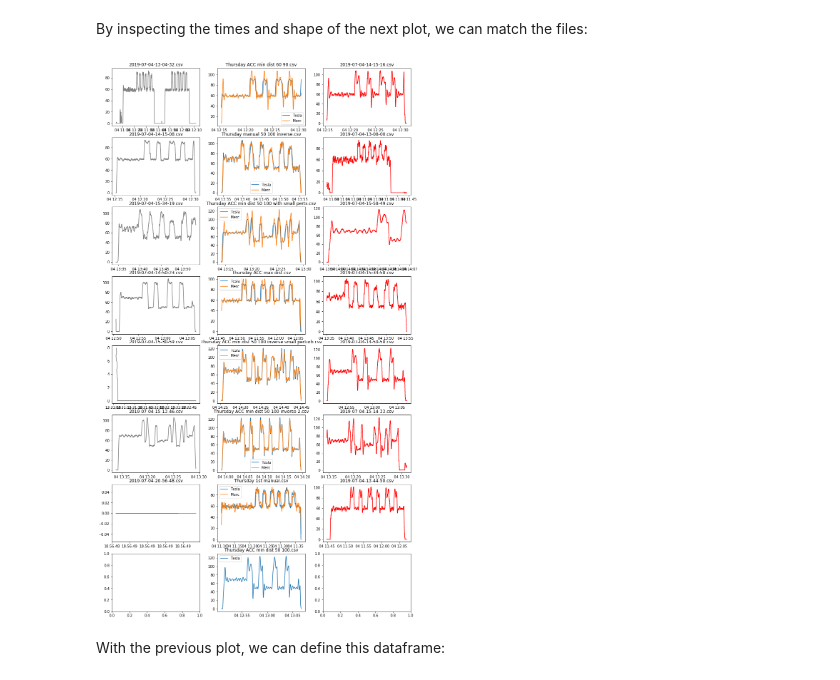
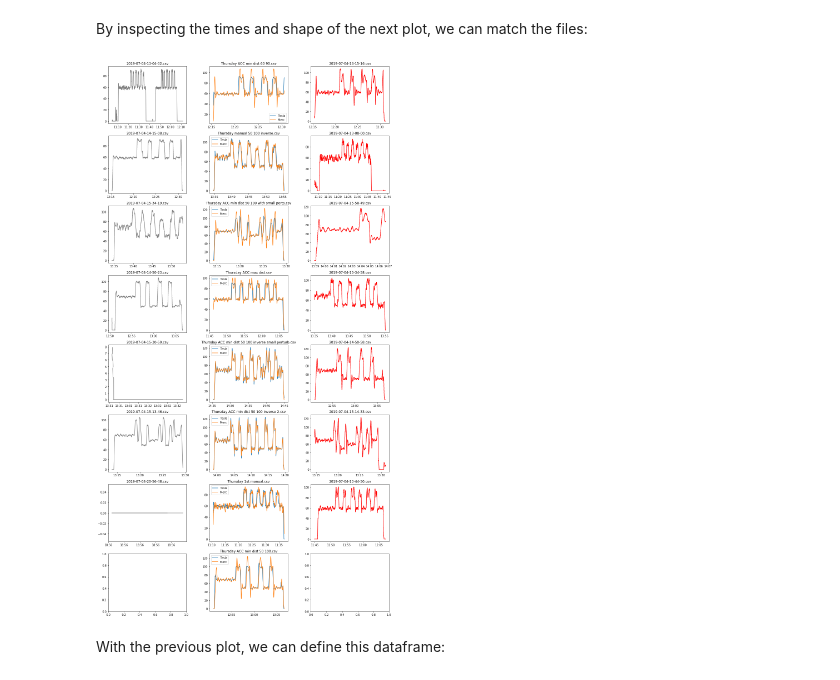
Before and after one commit to iipr/deep-auto-pi, a Jupyter notebook: notebooks/data-synchronization.ipynb, the cells around one changed output. Saved outputs shown, nothing was run; the diff lists cells and outputs as text; code cells hidden in the pictures.

```diff
--- a/notebooks/data-synchronization.ipynb
+++ b/notebooks/data-synchronization.ipynb
@@ -115,7 +116,7 @@ files = os.listdir(path)
 csv_files = [file for file in files if file[-4:].lower() == '.csv']
 for file in csv_files:
     tmp = pd.read_csv(path + file)
-    display(tmp.head())
+    display(tmp.head(2))
     print(file, '-> shape =', tmp.shape, '\nFrom', tmp.utc_timestamp.min(), 'to', tmp.utc_timestamp.max())
     print('Length is {}'.format(time.strftime('%H:%M:%S', time.gmtime(tmp.utc_timestamp.nunique()))))
     print('------------------------------------------------------------')
@@ -330,7 +296,7 @@ files = os.listdir(path)
 csv_files = [file for file in files if file[-4:].lower() == '.csv']
 for file in csv_files:
     tmp = pd.read_csv(path + file)
-    display(tmp.head())
+    display(tmp.head(2))
     print(file, '-> shape =', tmp.shape, '\nFrom', tmp.utc_timestamp.min(), 'to', tmp.utc_timestamp.max())
     print('Length is {}'.format(time.strftime('%H:%M:%S', time.gmtime(tmp.utc_timestamp.nunique()))))
     print('------------------------------------------------------------')
@@ -583,34 +524,43 @@ By inspecting the times and shape of the next plot, we can match the files:
 path_tesla = '../data/tmp/tesla/'
 path_merc = '../data/tmp/mercedes/'
 path_dgps = '../data/raw/labeled/'
 tesla_files = [file for file in os.listdir(path_tesla) if file not in tesla_blacklist]
 merc_files = [file for file in os.listdir(path_merc) if file not in merc_blacklist]
 dgps_files = [file for file in os.listdir(path_dgps) if file[0].lower() == 't' and file not in dgps_blacklist]
 
 fig, ax = plt.subplots(8, 3)
 fig.set_size_inches(15, 28)
 for idx in range(len(tesla_files)):
     df_tesla = convert_to_time(pd.read_csv(path_tesla + tesla_files[idx]))
     df_merc = convert_to_time(pd.read_csv(path_merc + merc_files[idx]))
     df_dgps = adjust_time(pd.read_csv(path_dgps + dgps_files[idx]))
     df_dgps.drop(columns='Unnamed: 0', axis=1, inplace=True)
+    # Tesla camera plots
     ax[idx, 0].plot(df_tesla.utc_timestamp, df_tesla.enhanced_speed, color='grey')
     ax[idx, 0].set_title(tesla_files[idx])
+    ax[idx, 0].xaxis.set_major_formatter(mdates.DateFormatter("%H:%M"))
+    # D-GPS plots
     ax[idx, 1].plot(df_dgps.utc_timestamp, df_dgps['Velocity(m/s) Tesla azd'] * 3600 / 1000)
     ax[idx, 1].plot(df_dgps.utc_timestamp, df_dgps['Velocity(m/s) Mercedes azd'] * 3600 / 1000)
     ax[idx, 1].legend(['Tesla', 'Merc'])
     ax[idx, 1].set_title(dgps_files[idx])
+    ax[idx, 1].xaxis.set_major_formatter(mdates.DateFormatter("%H:%M"))
+    # Mercedes camera plots
     ax[idx, 2].plot(df_merc.utc_timestamp, df_merc.enhanced_speed, color='r')
     ax[idx, 2].set_title(merc_files[idx])
+    ax[idx, 2].xaxis.set_major_formatter(mdates.DateFormatter("%H:%M"))
 
 df_dgps = adjust_time(pd.read_csv(path_dgps + dgps_files[7]))
+ax[7, 1].plot(df_dgps.utc_timestamp, df_dgps['Velocity(m/s) Tesla azd'] * 3600 / 1000)
 ax[7, 1].plot(df_dgps.utc_timestamp, df_dgps['Velocity(m/s) Mercedes azd'] * 3600 / 1000)
 ax[7, 1].legend(['Tesla', 'Merc'])
 ax[7, 1].set_title(dgps_files[7])
+ax[7, 1].xaxis.set_major_formatter(mdates.DateFormatter("%H:%M"))
 
+plt.tight_layout()
 plt.show()
 # %% [output]
-[figure, old version]
+[figure, new version]
 # %% [markdown]
 With the previous plot, we can define this dataframe:
 # %%
```
Also changed, not shown: parts of 51 cells of this notebook.
